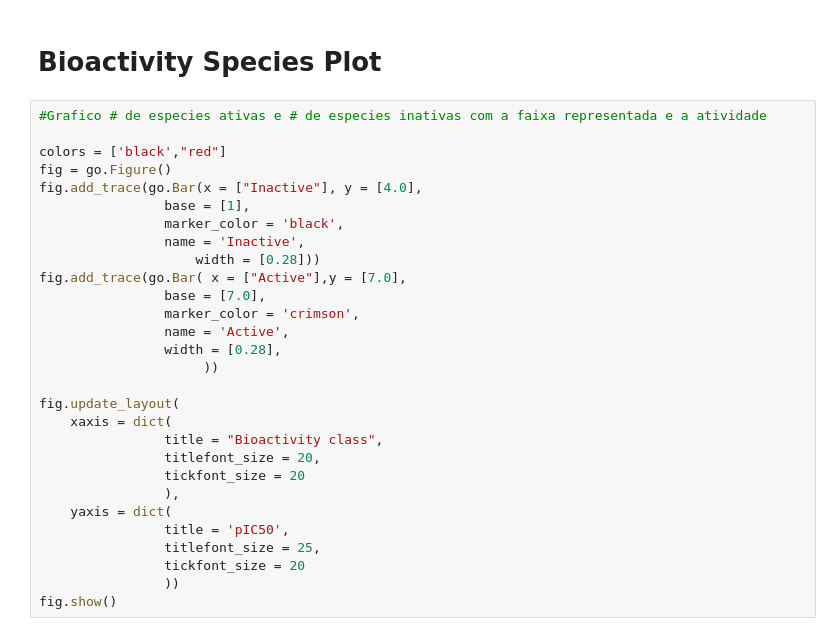
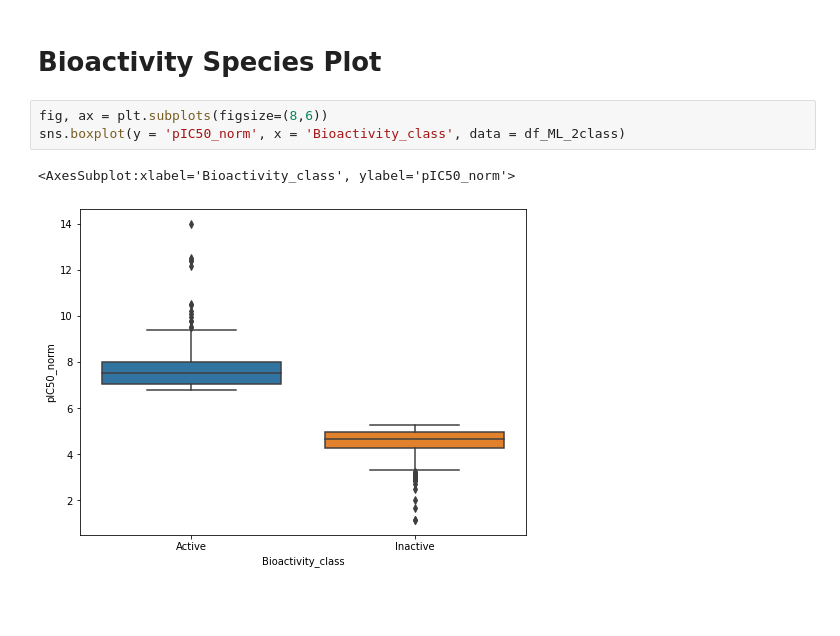
Before and after one commit to danielgruiz970203/Model_Prediction_AChE_BA, a Jupyter notebook: 4-Filtring _df_Molecular_Descriptors_2D_by_df_filter.ipynb, the cells around one changed output. Saved outputs shown, nothing was run; the diff lists cells and outputs as text; blank space fills up the shorter version.

```diff
--- a/4-Filtring _df_Molecular_Descriptors_2D_by_df_filter.ipynb
+++ b/4-Filtring _df_Molecular_Descriptors_2D_by_df_filter.ipynb
@@ -205,31 +244,8 @@ fig.show()
 # %% [markdown]
 # Bioactivity Species Plot
-# %%
-#Grafico # de especies ativas e # de especies inativas com a faixa representada e a atividade
-
-colors = ['black',"red"]
-fig = go.Figure()
-fig.add_trace(go.Bar(x = ["Inactive"], y = [4.0],
-                base = [1],
-                marker_color = 'black',
-                name = 'Inactive',
-                    width = [0.28]))
-fig.add_trace(go.Bar( x = ["Active"],y = [7.0],
-                base = [7.0],
-                marker_color = 'crimson',
-                name = 'Active',
-                width = [0.28],
-                     ))
-
-fig.update_layout(
-    xaxis = dict(
-                title = "Bioactivity class",
-                titlefont_size = 20,
-                tickfont_size = 20
-                ),
-    yaxis = dict(
-                title = 'pIC50',
-                titlefont_size = 25,
-                tickfont_size = 20
-                ))
-fig.show()
+# %%
+fig, ax = plt.subplots(figsize=(8,6))
+sns.boxplot(y = 'pIC50_norm', x = 'Bioactivity_class', data = df_ML_2class)
+# %% [output]
+<AxesSubplot:xlabel='Bioactivity_class', ylabel='pIC50_norm'>
+[figure, added]
```
Also changed, not shown: parts of 12 cells of this notebook, 2 other files.
